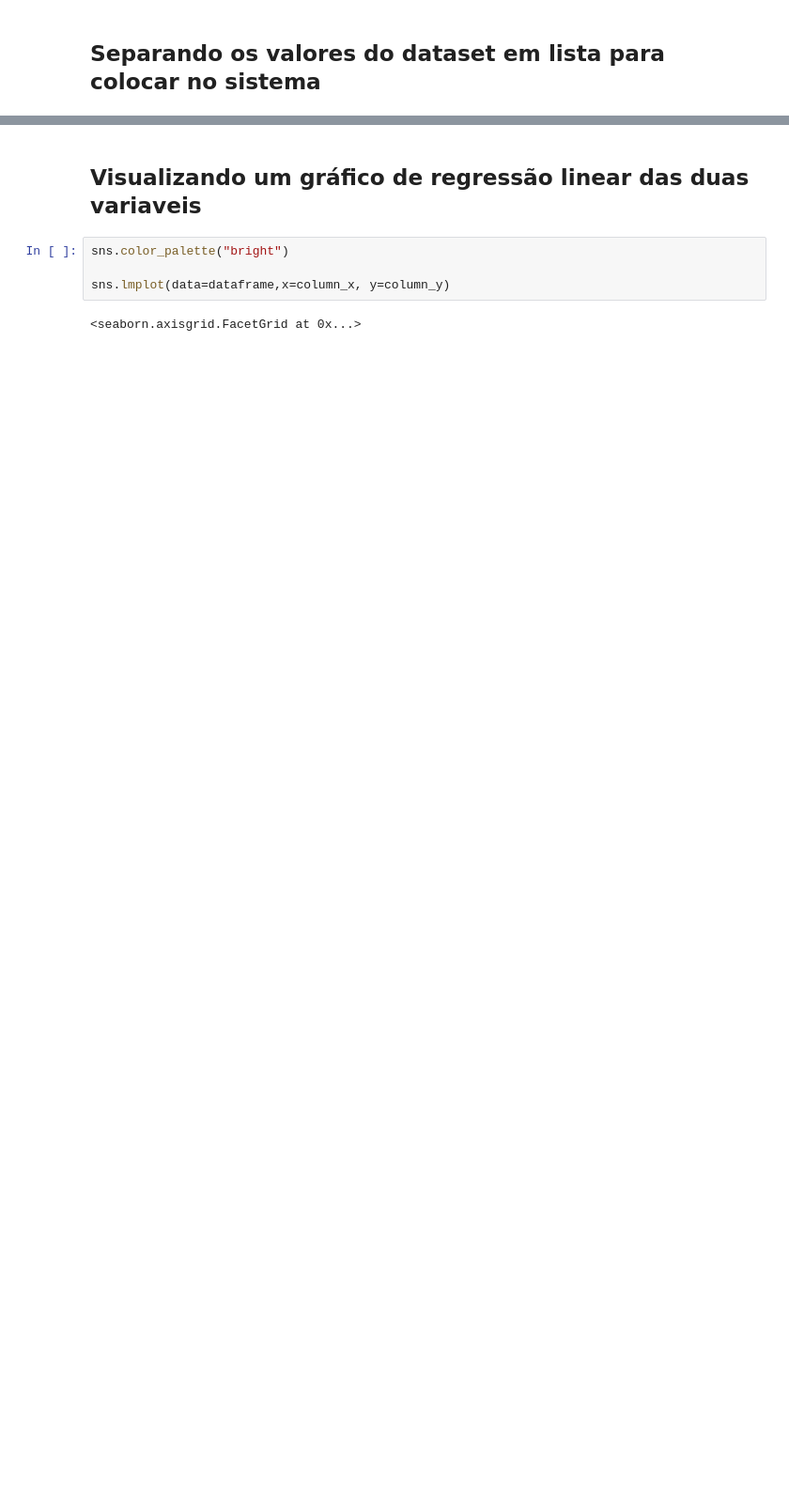
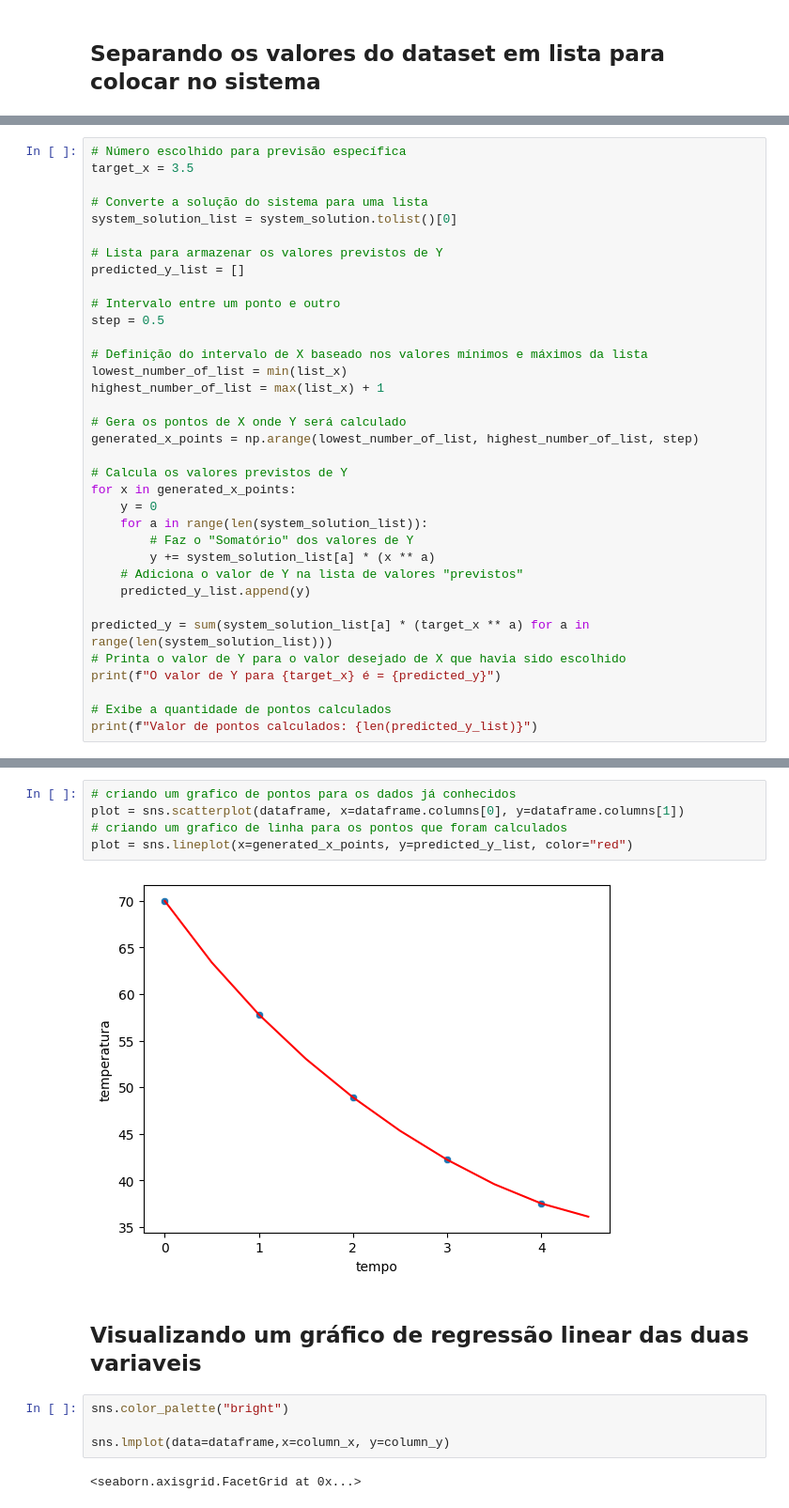
Before and after one commit to YuzuruTK/Numeric-Methods, a Jupyter notebook: interpolation/interpolation_lagrange.ipynb, the cells around one changed output, grey strips where cells are left out. Shown: that part at 94% size. Cells and saved outputs as stored; diff of their text form; blank space fills up the shorter version.

```diff
--- a/interpolation/interpolation_lagrange.ipynb
+++ b/interpolation/interpolation_lagrange.ipynb
@@ -33,0 +102,35 @@ list_y = dataframe[column_y].to_list()
+# %%
+# Número escolhido para previsão específica
+target_x = 3.5
+
+# Converte a solução do sistema para uma lista
+system_solution_list = system_solution.tolist()[0]
+
+# Lista para armazenar os valores previstos de Y
+predicted_y_list = []
+
+# Intervalo entre um ponto e outro
+step = 0.5
+
+# Definição do intervalo de X baseado nos valores mínimos e máximos da lista
+lowest_number_of_list = min(list_x)
+highest_number_of_list = max(list_x) + 1
+
+# Gera os pontos de X onde Y será calculado
+generated_x_points = np.arange(lowest_number_of_list, highest_number_of_list, step)
+
+# Calcula os valores previstos de Y
+for x in generated_x_points:
+    y = 0
+    for a in range(len(system_solution_list)):
+        # Faz o "Somatório" dos valores de Y
+        y += system_solution_list[a] * (x ** a)
+    # Adiciona o valor de Y na lista de valores "previstos"
+    predicted_y_list.append(y)
+
+predicted_y = sum(system_solution_list[a] * (target_x ** a) for a in range(len(system_solution_list)))
+# Printa o valor de Y para o valor desejado de X que havia sido escolhido
+print(f"O valor de Y para {target_x} é = {predicted_y}")
+
+# Exibe a quantidade de pontos calculados
+print(f"Valor de pontos calculados: {len(predicted_y_list)}")
@@ -34,3 +140,10 @@ list_y = dataframe[column_y].to_list()
+# %%
+# criando um grafico de pontos para os dados já conhecidos
+plot = sns.scatterplot(dataframe, x=dataframe.columns[0], y=dataframe.columns[1])
+# criando um grafico de linha para os pontos que foram calculados
+plot = sns.lineplot(x=generated_x_points, y=predicted_y_list, color="red")
+# %% [output]
+[figure, added]
 # %% [markdown]
 ## Visualizando um gráfico de regressão linear das duas variaveis
 # %%
```
Also changed, not shown: parts of 16 cells of this notebook, 1 other file.
